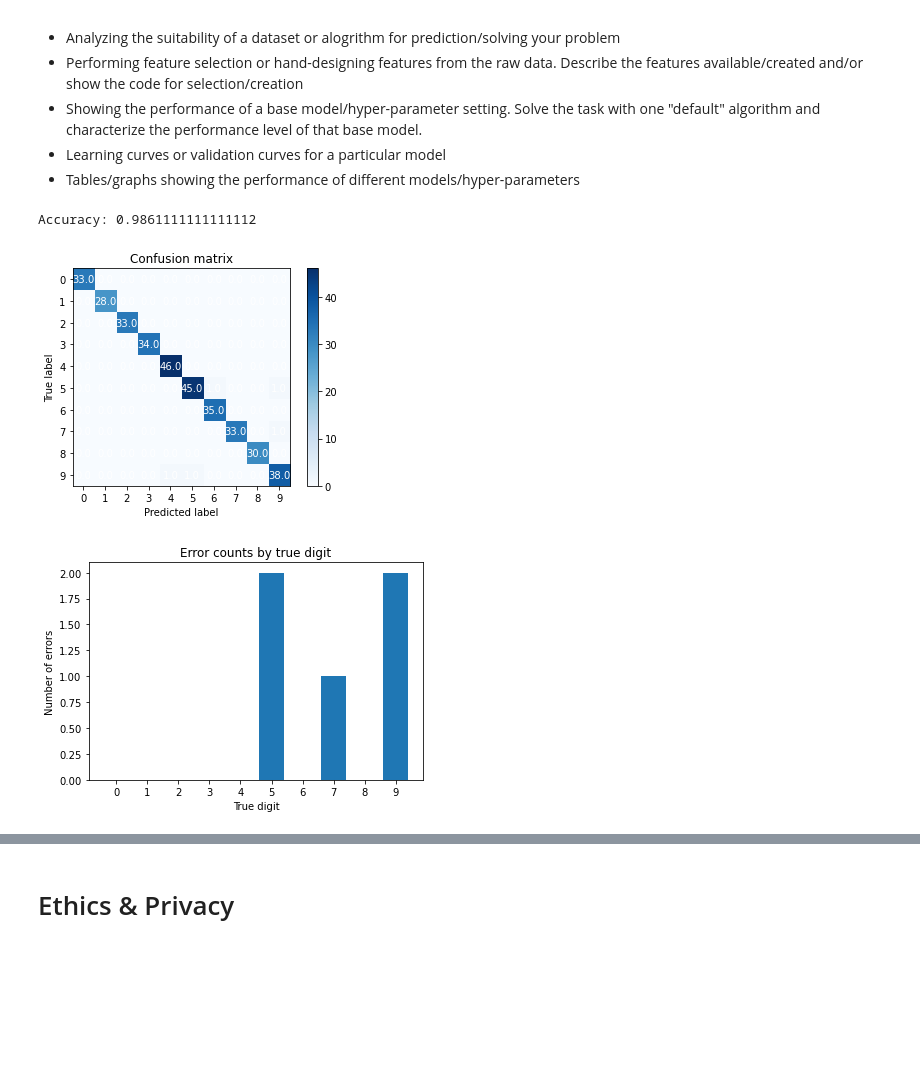
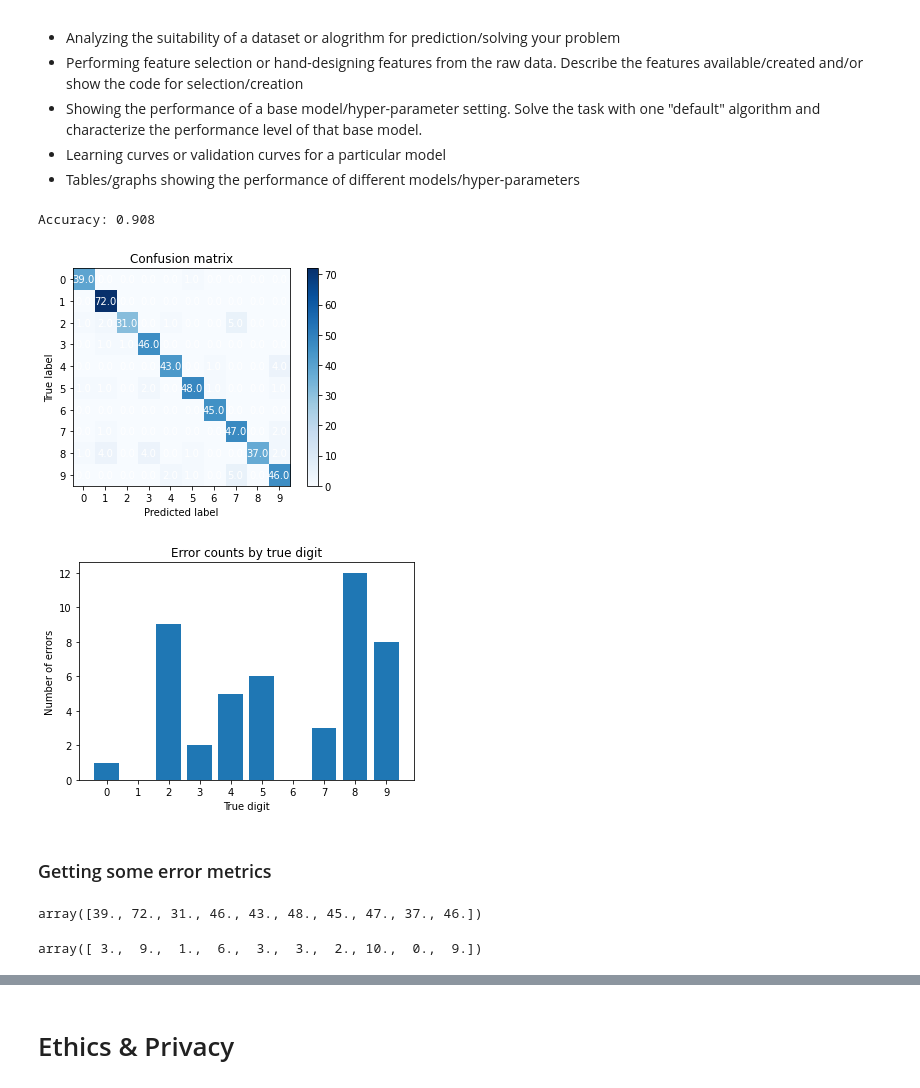
Before and after one commit to COGS118A/Group008-Wi23, a Jupyter notebook: ProposalGroup008-Wi23.ipynb, the cells around one changed output, grey strips where cells are left out. Cells and saved outputs as stored; diff of their text form; code cells hidden in the pictures; blank space fills up the shorter version.

Commit message:
background, dataset, error metrics
added confusion matrix to display error metrics
added background
cleansed data to fit knn model and be able to run in an efficient manner

```diff
--- a/ProposalGroup008-Wi23.ipynb
+++ b/ProposalGroup008-Wi23.ipynb
@@ -62,0 +84,5 @@ Testing set shape: (10000, 28, 28) (10000,)
+# %%
+x_train = convert_shape(x_train)
+x_val = convert_shape(x_val)
+x_test = convert_shape(x_test)
+x_train.shape
@@ -62,0 +94,25 @@ Testing set shape: (10000, 28, 28) (10000,)
+# %%
+import numpy as np
+# Define the number of elements to sample
+n = 2000
+
+# Generate random indices
+indices = np.random.choice(x_train.shape[0], n, replace=False)
+
+# Sort the indices
+indices = np.sort(indices)
+
+# Select the subset of training data using the indices
+x_train_subset = x_train[indices]
+y_train_subset = y_train[indices]
+# %%
+n = 500
+# Generate random indices
+indices = np.random.choice(x_val.shape[0], n, replace=False)
+
+# Sort the indices
+indices = np.sort(indices)
+
+# Select the subset of training data using the indices
+x_val_subset = x_val[indices]
+y_val_subset = y_val[indices]
@@ -97,30 +167,27 @@ from sklearn.model_selection import train_test_split
 from sklearn.metrics import accuracy_score
 import numpy as np
 import matplotlib.pyplot as plt
+from sklearn.metrics import confusion_matrix
 
-# Load the MNIST dataset
-digits = load_digits()
 
-# Split the dataset into training and testing sets
-X_train, X_test, y_train, y_test = train_test_split(digits.data, digits.target, test_size=0.2, random_state=42)
 
 # Create a k-NN classifier with k=5
 knn = KNeighborsClassifier(n_neighbors=5)
 
 # Train the classifier on the training data
-knn.fit(X_train, y_train)
+knn.fit(x_train_subset, y_train_subset)
 
-# Make predictions on the test data
-y_pred = knn.predict(X_test)
+# Make predictions on the validation data
+y_pred_val = knn.predict(x_val_subset)
 
 # Compute the accuracy of the model
-accuracy = accuracy_score(y_test, y_pred)
+accuracy = accuracy_score(y_val_subset, y_pred_val)
 print(f"Accuracy: {accuracy}")
 
 # Compute the confusion matrix and error for each digit
 conf_matrix = np.zeros((10, 10))
 error_counts = np.zeros(10)
-for true_label, pred_label in zip(y_test, y_pred):
+for true_label, pred_label in zip(y_val_subset, y_pred_val):
     conf_matrix[true_label, pred_label] += 1
     if true_label != pred_label:
         error_counts[true_label] += 1
@@ -131,36 +198,53 @@ im = ax.imshow(conf_matrix, cmap='Blues')
 # Set the axis labels and title
 ax.set_xticks(np.arange(10))
 ax.set_yticks(np.arange(10))
 ax.set_xticklabels(np.arange(10))
 ax.set_yticklabels(np.arange(10))
 ax.set_xlabel('Predicted label')
 ax.set_ylabel('True label')
 ax.set_title('Confusion matrix')
 
 # Add colorbar
 cbar = ax.figure.colorbar(im, ax=ax)
 
 # Loop over data and annotate the matrix entries
 for i in range(10):
     for j in range(10):
         text = ax.text(j, i, conf_matrix[i, j], ha='center', va='center', color='w')
 
 plt.show()
 
 
 # Plot the error for each digit
 fig, ax = plt.subplots()
 ax.bar(np.arange(10), error_counts)
 ax.set_xticks(np.arange(10))
 ax.set_xticklabels(np.arange(10))
 ax.set_xlabel('True digit')
 ax.set_ylabel('Number of errors')
 ax.set_title('Error counts by true digit')
 plt.show()
 # %% [output]
-Accuracy: 0.9861111111111112
+Accuracy: 0.908
-[figure, old version]
+[figure, new version]
-[figure, old version]
+[figure, new version]
+# %% [markdown]
+### Getting some error metrics
+# %%
+TP = np.diag(conf_matrix)
+FP = np.sum(conf_matrix, axis=0) - TP
+FN = np.sum(conf_matrix, axis=1) - TP
+TN = np.sum(conf_matrix) - TP - FP - FN
+# %% [output]
+array([39., 72., 31., 46., 43., 48., 45., 47., 37., 46.])
+# %%
+FP
+# each of the metrics is formatted the same. Each element in the array represents the count of that metric(FP in this case)
+# for that digit.
+
+# EX: for digit 0, there are 3 false positives.
+# %% [output]
+array([ 3.,  9.,  1.,  6.,  3.,  3.,  2., 10.,  0.,  9.])
 # %% [markdown]
 This is our preliminary results, we will improve the knn model through:
 
```
Also changed, not shown: parts of 14 cells of this notebook.
